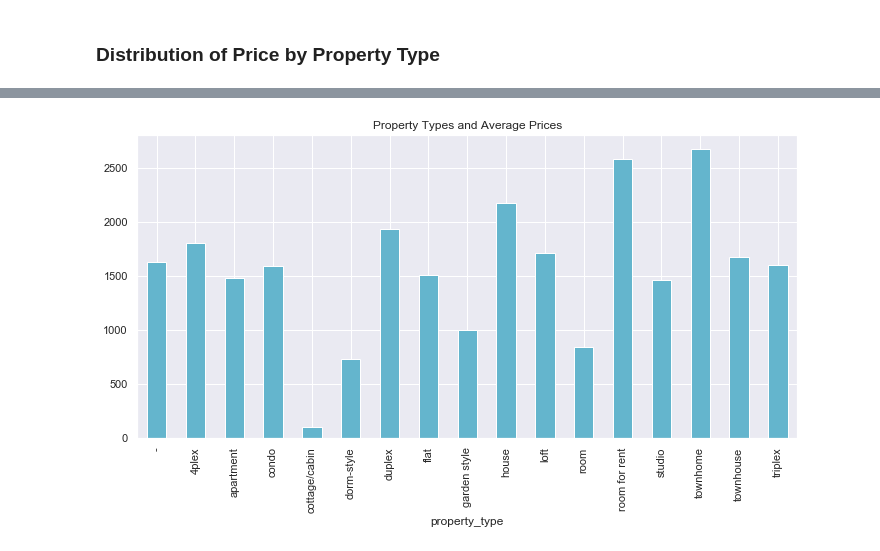
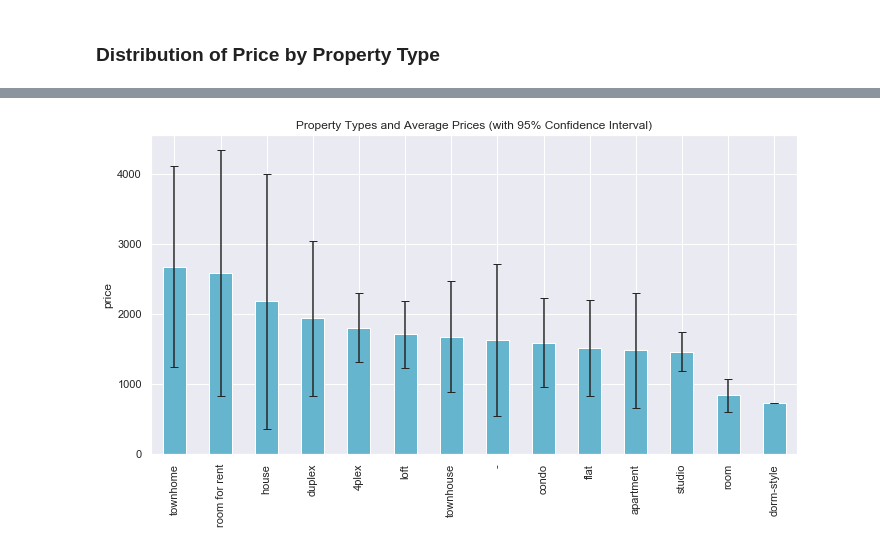
Before and after one commit to lilyzhai/housing-survey, a Jupyter notebook: EDA/EDA - final.ipynb, the cells around one changed output, grey strips where cells are left out. Saved outputs shown, nothing was run; the diff lists cells and outputs as text; code cells hidden in the pictures.

```diff
--- a/EDA/EDA - final.ipynb
+++ b/EDA/EDA - final.ipynb
@@ -65,0 +108,12 @@ Name: price, dtype: float64
+# %%
+sns.set(style='darkgrid')
+plt.subplots(2, 1, figsize=(7,7))
+plt.tight_layout()
+plt.subplots_adjust(hspace=0.3)
+plt.subplot(2, 1, 1)
+ax1 = sns.distplot(df_ppb['price per bed'], kde_kws={'bw':200, 'clip':[-1000, 8000]}, bins=32, color='#2ca0c2')
+plt.ticklabel_format(style='plain', axis='y')
+plt.subplot(2, 1, 2)
+ax2 = sns.distplot(df_ppb['price per bed'], bins=32, color='#2ca0c2', kde=False, rug=True)
+ax2.set_yscale('log')
+plt.savefig('figures/price-by-bed-dist.png', dpi=300)
@@ -246,6 +311,23 @@ Name: price, dtype: float64
+# %%
+# Property Type and their price mean and standard deviation
+# if there is >1 instance of that property type
+prop_group = df[~df['property_type'].isin(['cottage/cabin', 'garden style', 'triplex'])].groupby('property_type')
+# %%
+# compute 95% confidence intervals
+means = prop_group.mean().price.to_numpy()
+
+# sort in descending order by price
+indices = np.argsort(means)
+error = prop_group.price.std().to_numpy()[indices][::-1]
+df_prop = prop_group.mean().sort_values(by='price', ascending=False)
+col = {i: df_prop.index.to_list()[i] for i in np.arange(14)}
+df_prop = pd.concat([df_prop.reset_index(), pd.DataFrame(error, columns=['error'])], axis=1)
+df_prop = df_prop.rename(index=col).drop('property_type', axis=1)
 # %%
-dfProp.price.plot(kind='bar', title = 'Property Types and Average Prices', color='c', figsize=(10,6))
+df_prop.price.plot(kind='bar', title='Property Types and Average Prices (with 95% Confidence Interval)',
+                  color='c', figsize=(10,6,), yerr=error, capsize=4)
+plt.ylabel('price')
 plt.tight_layout()
 plt.savefig('figures/Property vs Average Price', dpi=300)
 # %% [output]
-[figure, old version]
+[figure, new version]
```
Also changed, not shown: parts of 14 cells of this notebook, 8 other files.
